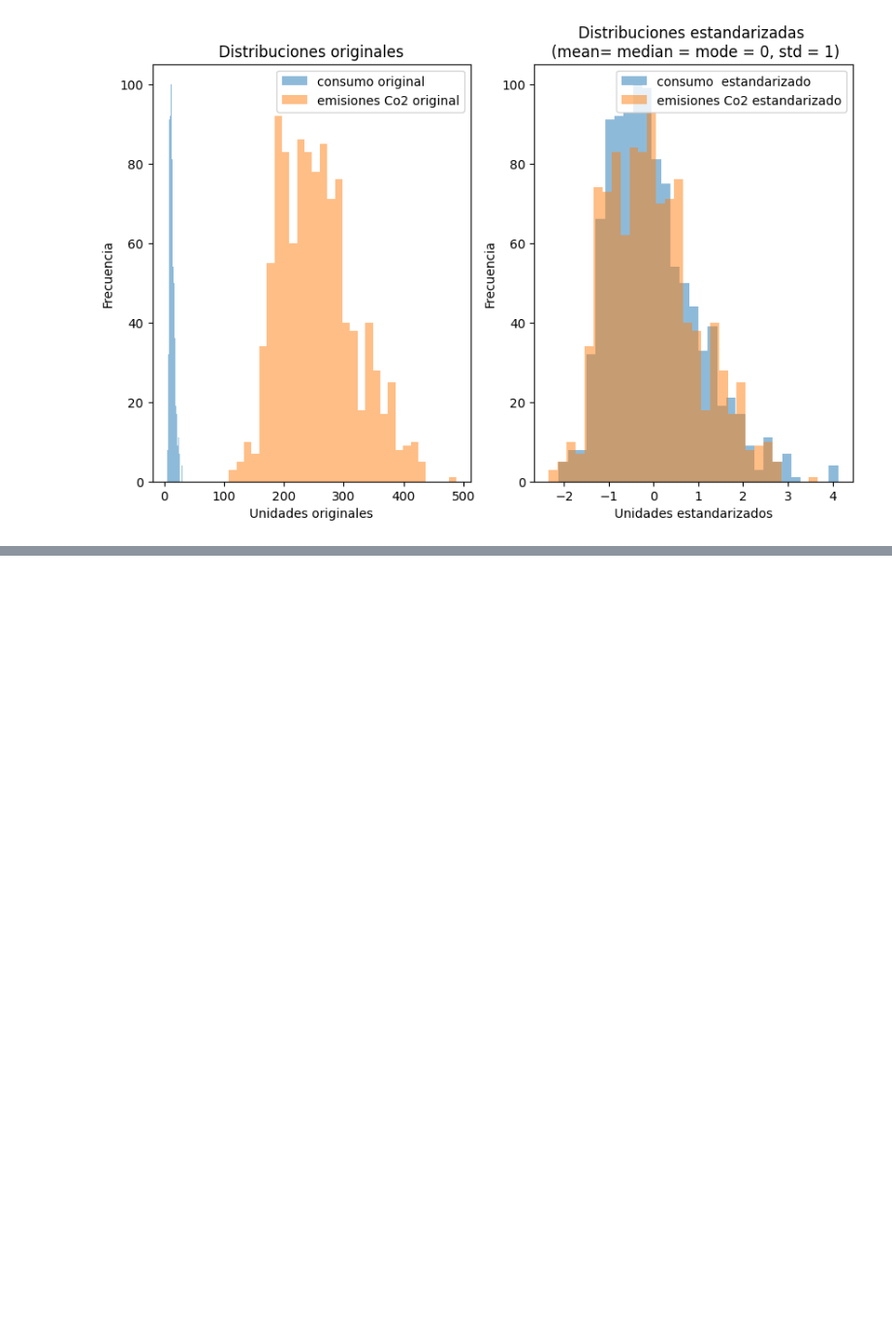
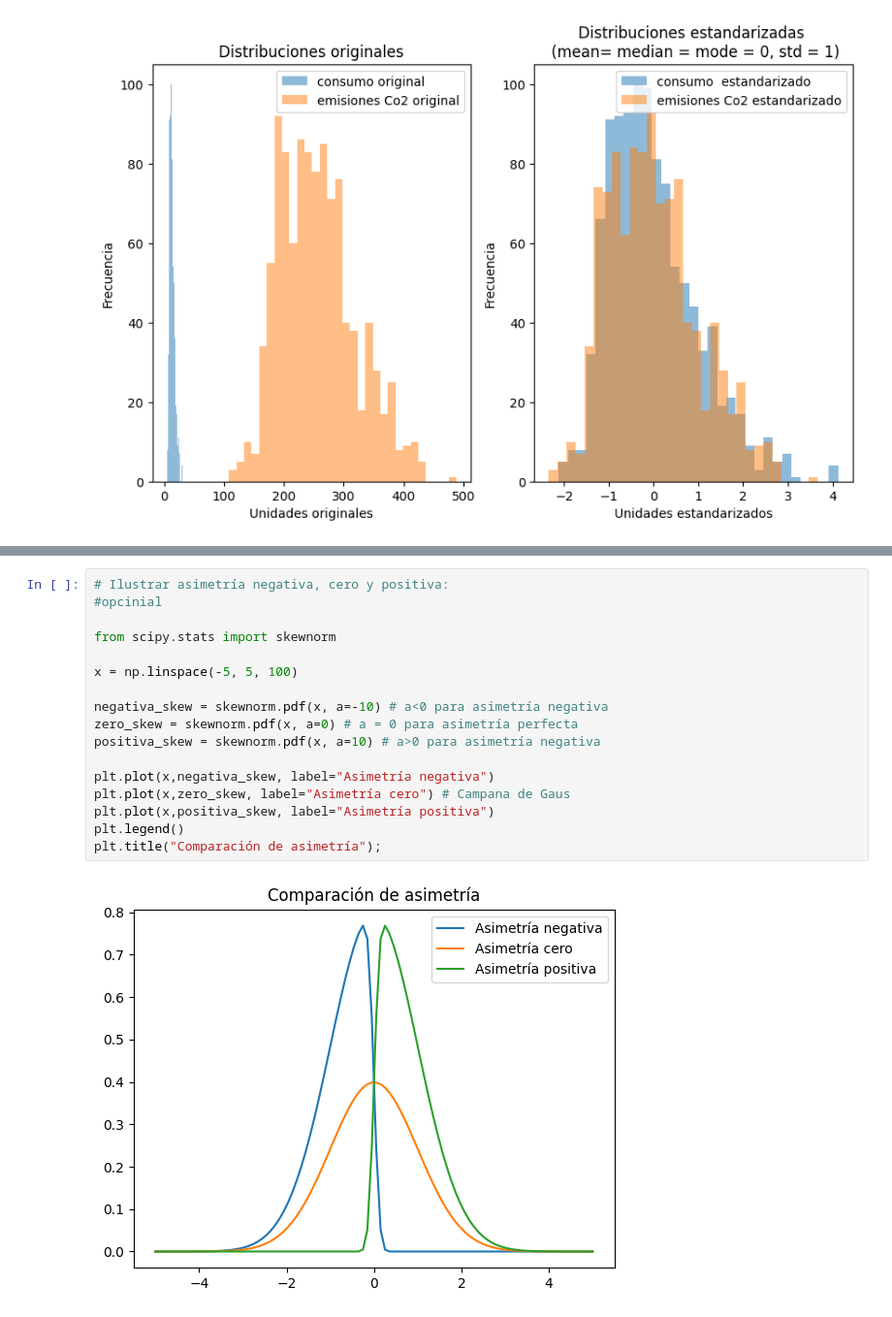
Before and after one commit to Fenix-v/MODULO2, a Jupyter notebook: numpy_estadisticas.ipynb, the cells around one changed output, grey strips where cells are left out. Shown at 97% size. Drawn from its saved outputs; the diff is of its cells as text; blank space fills up the shorter version.

```diff
--- a/numpy_estadisticas.ipynb
+++ b/numpy_estadisticas.ipynb
@@ -581,0 +629,19 @@ plt.legend();
+# %%
+# Ilustrar asimetría negativa, cero y positiva:
+#opcinial
+
+from scipy.stats import skewnorm
+
+x = np.linspace(-5, 5, 100)
+
+negativa_skew = skewnorm.pdf(x, a=-10) # a<0 para asimetría negativa
+zero_skew = skewnorm.pdf(x, a=0) # a = 0 para asimetría perfecta
+positiva_skew = skewnorm.pdf(x, a=10) # a>0 para asimetría negativa
+
+plt.plot(x,negativa_skew, label="Asimetría negativa")
+plt.plot(x,zero_skew, label="Asimetría cero") # Campana de Gaus
+plt.plot(x,positiva_skew, label="Asimetría positiva")
+plt.legend()
+plt.title("Comparación de asimetría");
+# %% [output]
+[figure, added]
```
Also changed, not shown: parts of 15 cells of this notebook.
